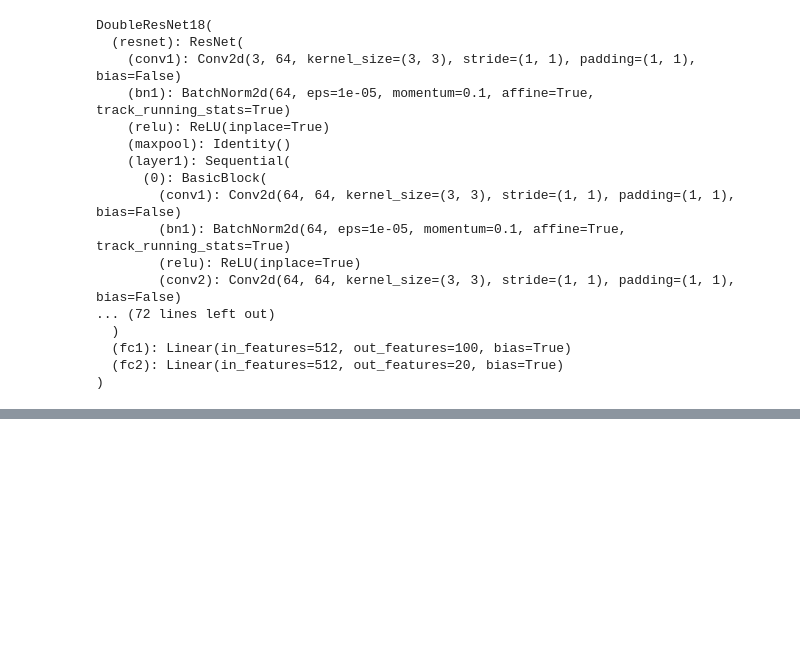
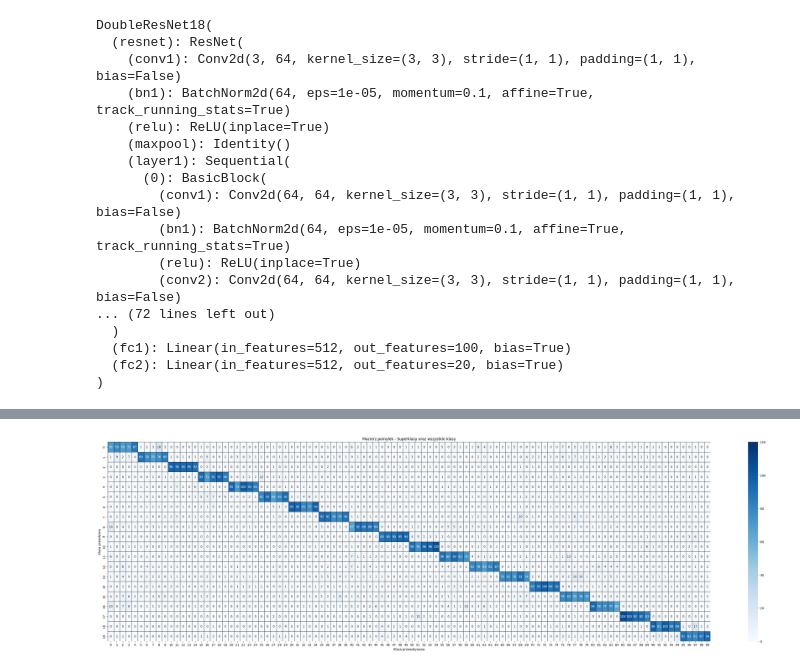
Before and after one commit to Patrycja-8/Master-thesis-notebooks, a Jupyter notebook: ResNet-18_CIFAR100_doubleheaded.ipynb, the cells around one changed output, grey strips where cells are left out. Saved outputs shown, nothing was run; the diff lists cells and outputs as text; code cells hidden in the pictures; blank space fills up the shorter version.

Commit message:
Kaggle Notebook | ResNet-18_CIFAR100_doubleheaded | Version 5

```diff
--- a/ResNet-18_CIFAR100_doubleheaded.ipynb
+++ b/ResNet-18_CIFAR100_doubleheaded.ipynb
@@ -554,7 +528,7 @@ plt.show()
 # %% [markdown]
 # Train for 100 classes
 # %%
-saved_model_path='/kaggle/input/loss-double-models/cifar100_20classes_ep45A0.pth'
+saved_model_path='/kaggle/input/loss-double-models/cifar100_loss75_ep40A75.pth'
 # %%
 model_test=DoubleResNet18()
 checkpoint = torch.load(saved_model_path)
@@ -723,0 +605,34 @@ torch.save(training_stats, model_save_path)
+# %%
+fine_to_new_index = {}
+fine_to_new_index_names={}
+current_index = 0
+
+# Iterate over each superclass (0 to 19)
+for superclass in range(20):
+    # Find all fine classes that belong to the current superclass
+    fine_classes = [fine for fine, coarse in fine_to_coarse.items() if coarse == superclass]
+    # Sort the fine classes for the current superclass
+    fine_classes.sort()
+    # Map each fine class to a new index
+    for fine_class in fine_classes:
+        fine_to_new_index[fine_class] = current_index
+        fine_to_new_index_names[current_index]=train_data.classes[fine_class]
+        current_index += 1
+# %%
+new_predicted_labels = [fine_to_new_index[pred] for pred in all_preds]
+true_coarse_labels = [fine_to_coarse[label] for label in all_labels]
+conf_matrix = np.zeros((20, 100), dtype=int)
+# %%
+for true_label, pred_label in zip(true_coarse_labels, new_predicted_labels):
+    conf_matrix[true_label, pred_label] += 1
+# %%
+plt.figure(figsize=(35, 10))
+sns.heatmap(conf_matrix, annot=True, fmt="d", cmap='Blues', linecolor='black',linewidths=0.5, xticklabels=np.arange(100), yticklabels=np.arange(20), vmin=0, vmax=120)
+plt.xlabel('Klasa przewidywana')
+plt.ylabel('Klasa prawdziwa')
+plt.title('Macierz pomyłek - Superklasy oraz wszystkie klasy')
+plt.tight_layout()
+plt.savefig('macierz_pomyłek_A75double.png')
+plt.show()
+# %% [output]
+[figure, added]
```
Also changed, not shown: parts of 19 cells of this notebook.
